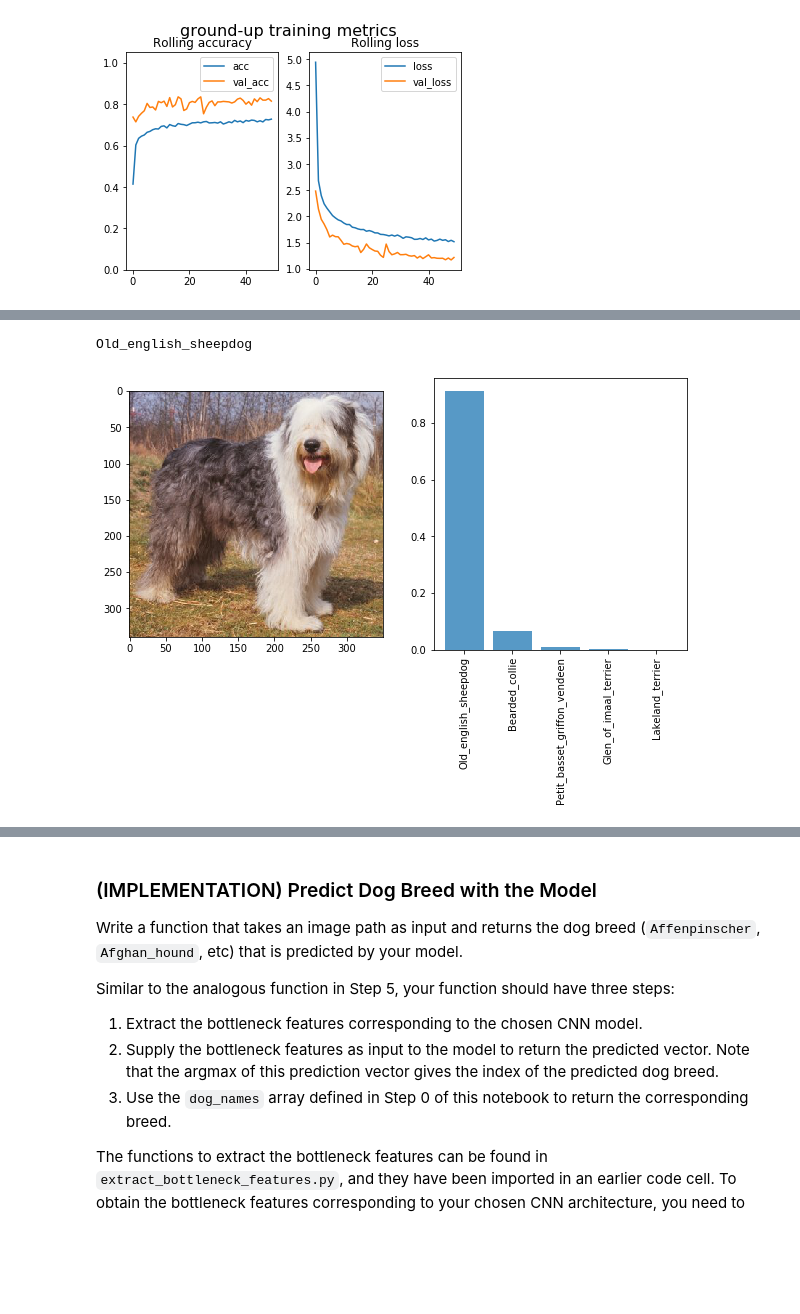
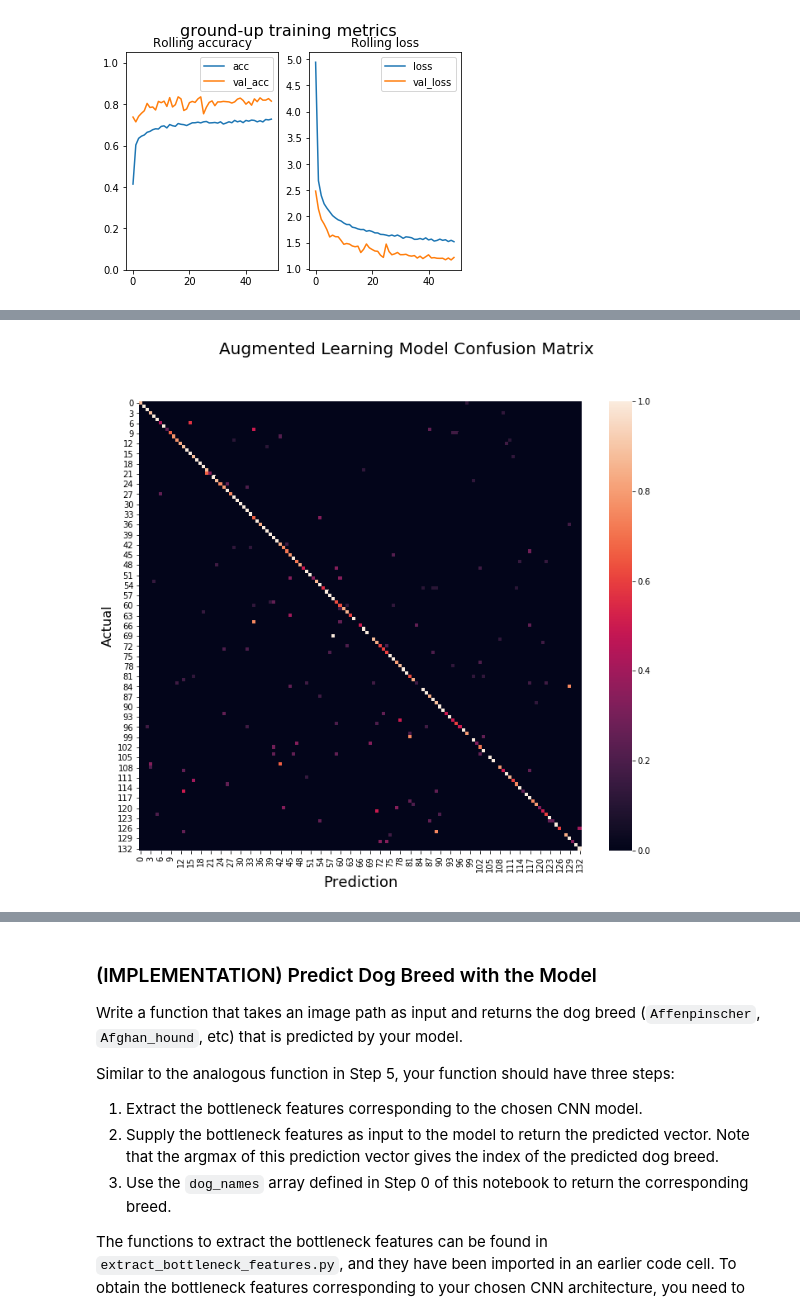
Before and after one commit to jfreds91/DSND_t2_capstone, a Jupyter notebook: dog_app.ipynb, the cells around one changed output, grey strips where cells are left out. Drawn from its saved outputs; the diff is of its cells as text; code cells hidden in the pictures; blank space fills up the shorter version.

```diff
--- a/dog_app.ipynb
+++ b/dog_app.ipynb
@@ -614,7 +701,7 @@ def xfer_net_tester(network_name):
     xfer_model.add(Dense(133, activation='softmax'))
 
     #xfer_model.summary()
-    xfer_model.compile(loss='categorical_crossentropy', optimizer='rmsprop', metrics=['accuracy'])
+    xfer_model.compile(loss='categorical_crossentropy', optimizer='adam', metrics=['accuracy'])
 
     print('\ttraining model...')
     checkpointer = ModelCheckpoint(filepath=f'saved_models/weights.best.{network}.hdf5',
@@ -845,31 +978,0 @@ x[0].shape
-# %%
-train_bottle.shape # (6680, 7, 7, 2048)
-
-train_bottle[0].shape # (7, 7, 2048) --- this should be xception output for the first image
-
-sanity_datagen = ImageDataGenerator(
-    preprocessing_function = xception.preprocess_input,
-    #rotation_range = 40,
-    #width_shift_range = 0.2,
-    #height_shift_range = 0.2,
-    rescale = 1./255,
-    #shear_range = 0.2,
-    #zoom_range = 0.2,
-    #horizontal_flip = True,
-    #fill_mode = 'nearest'
-    )
-
-batch_size = 8
-
-# xception expects 299x299 images
-sanity_generator = sanity_datagen.flow_from_directory(
-    'dogImages/test',
-    target_size = (299, 299),
-    batch_size = batch_size,
-    class_mode = 'categorical')
-
-
-
-test_xception = Model(input = base_xception.input, output=base_xception.get_layer('avg_pool').output)
-
-x = test_xception.predict_generator(sanity_generator, steps = 836 // batch_size)
@@ -1008,3 +1083,5 @@ done.
+# %%
+ground_up_model = load_ground_up_model()
 # %%
 # only run if resuming an old model training
 print('loading last iteration...')
@@ -1139,12 +1177,10 @@ def final_predict_xception(final_model, img_path, topk = 3):
-# %%
-src = 'C:/Users/Jesse/Documents/PyData/DSND_t2_capstone/dog-project/dogImages/test'
-folder = random.choice(os.listdir(src))
-file = random.choice(os.listdir(src+'/'+folder))
-fullpath = '/'.join([src, folder, file])
-
-p_vec, xtens = final_predict_xception(ground_up_model, fullpath, topk = 5)
-
-print(fullpath.split('/')[-2].split('.')[-1])
-# %% [output]
-Old_english_sheepdog
-[figure, removed]
+# %%
+fig, ax = plt.subplots(1,1,figsize=(12,10))
+cm = confusion_matrix(test_generator.labels, prediction_labels)
+cm = cm.astype('float') / cm.sum(axis=1)[:, np.newaxis]
+sns.heatmap(cm, ax = ax);
+fig.suptitle('Augmented Learning Model Confusion Matrix', fontsize=20);
+plt.xlabel('Prediction', fontsize=18);
+plt.ylabel('Actual', fontsize=16);
+# %% [output]
+[figure, added]
```
Also changed, not shown: parts of 72 cells of this notebook, 5 other files.
